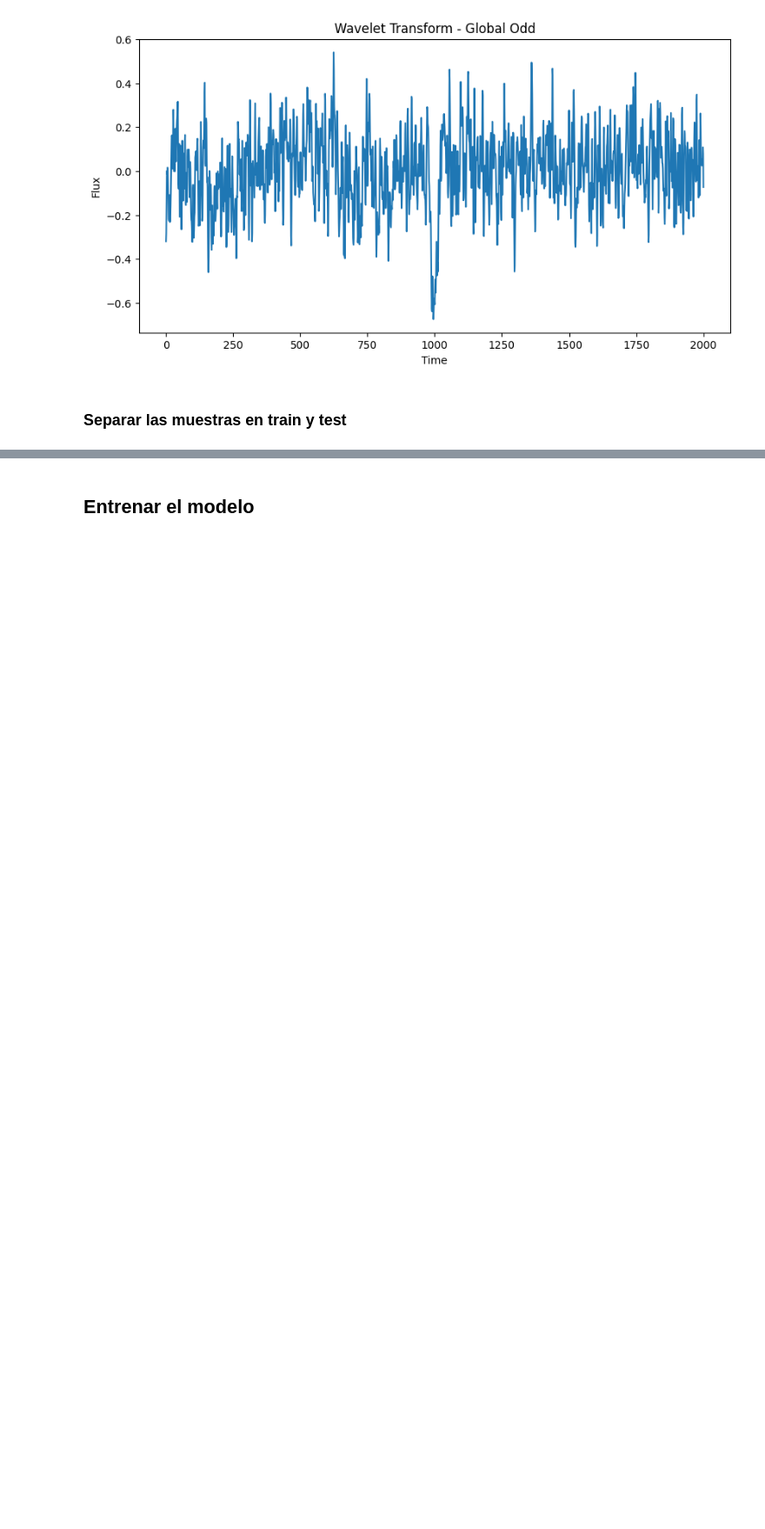
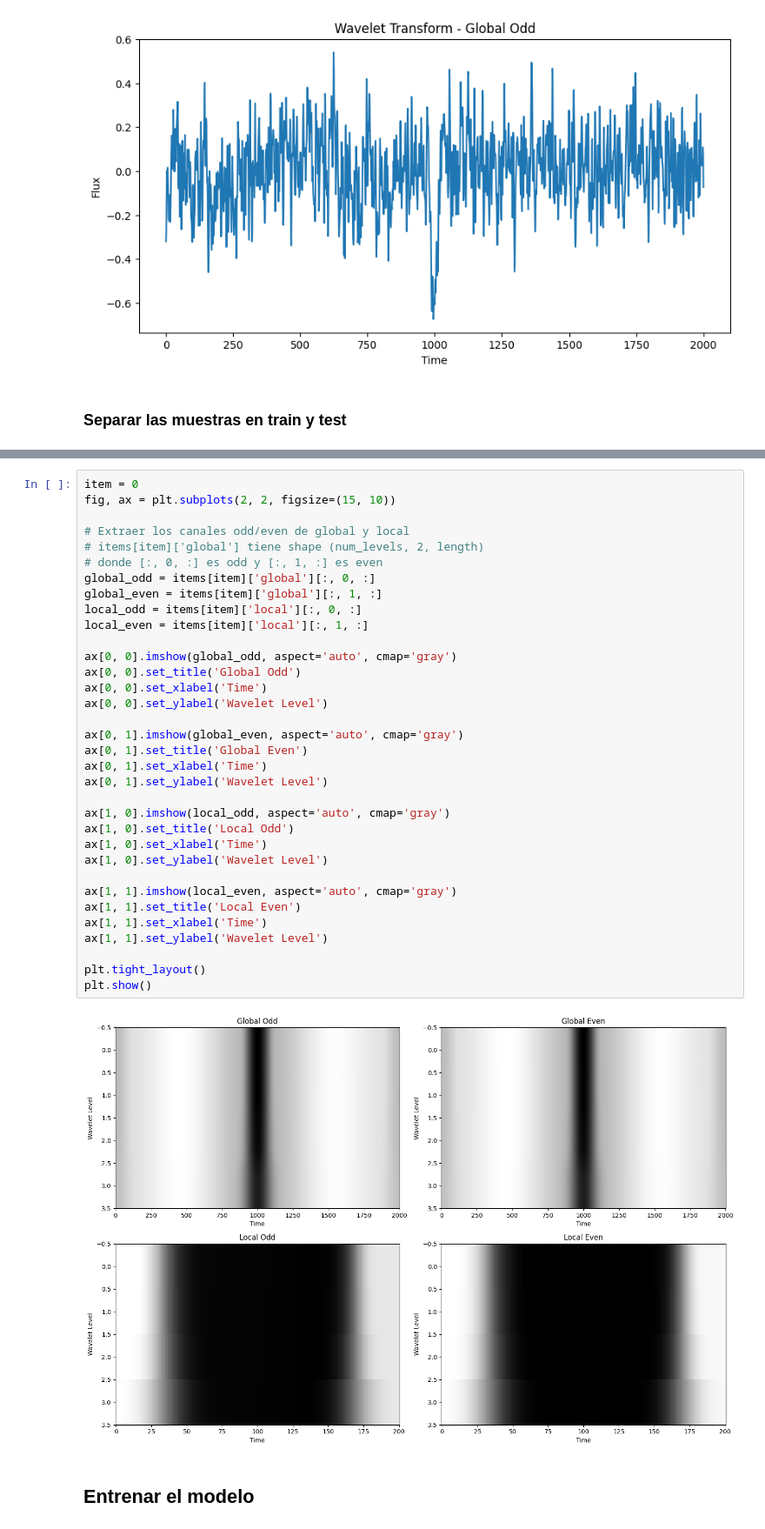
Before and after one commit to zmadru/ExoPlanet-Detection, a Jupyter notebook: Shallue_compactoWL_xval.ipynb, the cells around one changed output, grey strips where cells are left out. Shown at 87% size. Drawn from its saved outputs; the diff is of its cells as text; blank space fills up the shorter version.

```diff
--- a/Shallue_compactoWL_xval.ipynb
+++ b/Shallue_compactoWL_xval.ipynb
@@ -329,3 +510,39 @@ plt.show()
+# %%
+item = 0
+fig, ax = plt.subplots(2, 2, figsize=(15, 10))
+
+# Extraer los canales odd/even de global y local
+# items[item]['global'] tiene shape (num_levels, 2, length)
+# donde [:, 0, :] es odd y [:, 1, :] es even
+global_odd = items[item]['global'][:, 0, :]
+global_even = items[item]['global'][:, 1, :]
+local_odd = items[item]['local'][:, 0, :]
+local_even = items[item]['local'][:, 1, :]
+
+ax[0, 0].imshow(global_odd, aspect='auto', cmap='gray')
+ax[0, 0].set_title('Global Odd')
+ax[0, 0].set_xlabel('Time')
+ax[0, 0].set_ylabel('Wavelet Level')
+
+ax[0, 1].imshow(global_even, aspect='auto', cmap='gray')
+ax[0, 1].set_title('Global Even')
+ax[0, 1].set_xlabel('Time')
+ax[0, 1].set_ylabel('Wavelet Level')
+
+ax[1, 0].imshow(local_odd, aspect='auto', cmap='gray')
+ax[1, 0].set_title('Local Odd')
+ax[1, 0].set_xlabel('Time')
+ax[1, 0].set_ylabel('Wavelet Level')
+
+ax[1, 1].imshow(local_even, aspect='auto', cmap='gray')
+ax[1, 1].set_title('Local Even')
+ax[1, 1].set_xlabel('Time')
+ax[1, 1].set_ylabel('Wavelet Level')
+
+plt.tight_layout()
+plt.show()
+# %% [output]
+[figure, added]
 # %% [markdown]
 ## Entrenar el modelo
 # %% [markdown]
```
Also changed, not shown: parts of 11 cells of this notebook, 11 other files.
